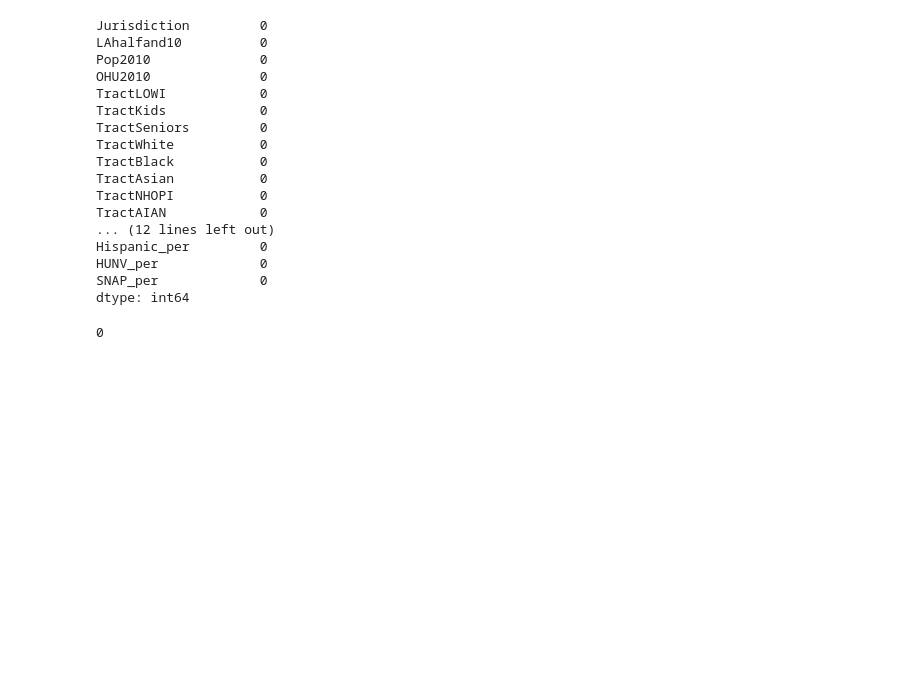
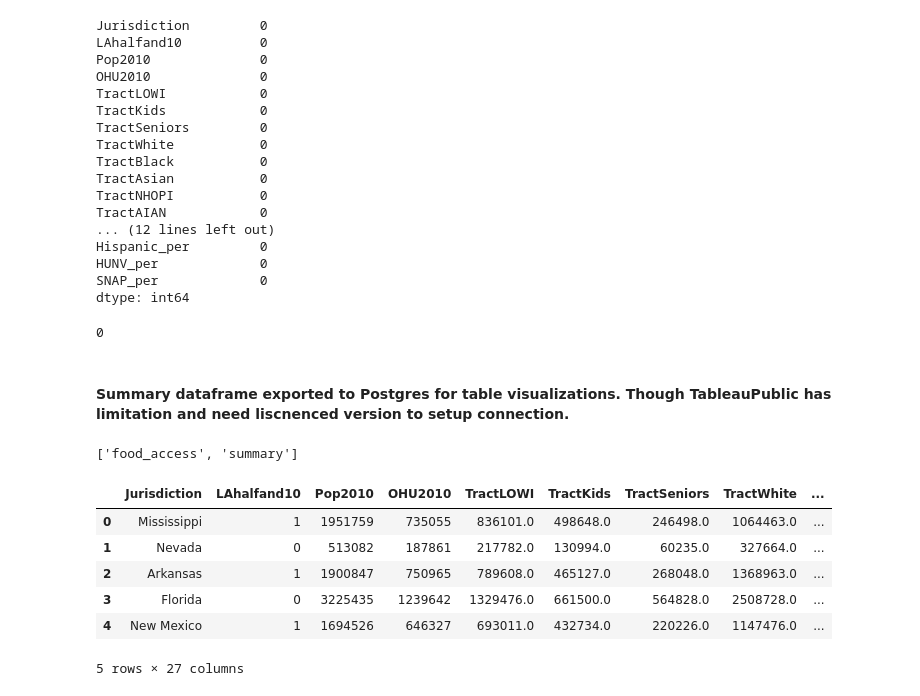
Before and after one commit to meeyoungPH/food-insecurity-machine-learning, a Jupyter notebook: static/data/state_summary_etl.ipynb, the cells around one changed output. Saved outputs shown, nothing was run; the diff lists cells and outputs as text; code cells hidden in the pictures; blank space fills up the shorter version.

Commit message:
Image Folder added,State_summary_etl updated, SQLSchema updated for Summary table

```diff
--- a/static/data/state_summary_etl.ipynb
+++ b/static/data/state_summary_etl.ipynb
@@ -310,0 +321,17 @@ summary_df.duplicated().sum()
+# %% [markdown]
+#### Summary dataframe exported to Postgres for table visualizations. Though TableauPublic has limitation and need liscnenced version to setup connection.
+# %%
+# Connection to PostgresSQL
+protocol = protocol
+username = username
+password = password
+host = host
+port = port
+database_name = database_name
+rds_connection_string = f'{protocol}://{username}:{password}@{host}:{port}/{database_name}'
+engine = create_engine(rds_connection_string)
+# %%
+# Confirm tables names
+engine.table_names()
+# %% [output]
+['food_access', 'summary']
@@ -310,0 +341,11 @@ summary_df.duplicated().sum()
+# %%
+# Read the data from Postgres table
+pd.read_sql_query('select * from summary', con=engine).head()
+# %% [output]
+|  | Jurisdiction | LAhalfand10 | Pop2010 | OHU2010 | TractLOWI | TractKids | TractSeniors | TractWhite | ... |
+| 0 | Mississippi | 1 | 1951759 | 735055 | 836101.0 | 498648.0 | 246498.0 | 1064463.0 | ... |
+| 1 | Nevada | 0 | 513082 | 187861 | 217782.0 | 130994.0 | 60235.0 | 327664.0 | ... |
+| 2 | Arkansas | 1 | 1900847 | 750965 | 789608.0 | 465127.0 | 268048.0 | 1368963.0 | ... |
+| 3 | Florida | 0 | 3225435 | 1239642 | 1329476.0 | 661500.0 | 564828.0 | 2508728.0 | ... |
+| 4 | New Mexico | 1 | 1694526 | 646327 | 693011.0 | 432734.0 | 220226.0 | 1147476.0 | ... |
+5 rows × 27 columns
```
Also changed, not shown: parts of 4 cells of this notebook, 3 other files.
